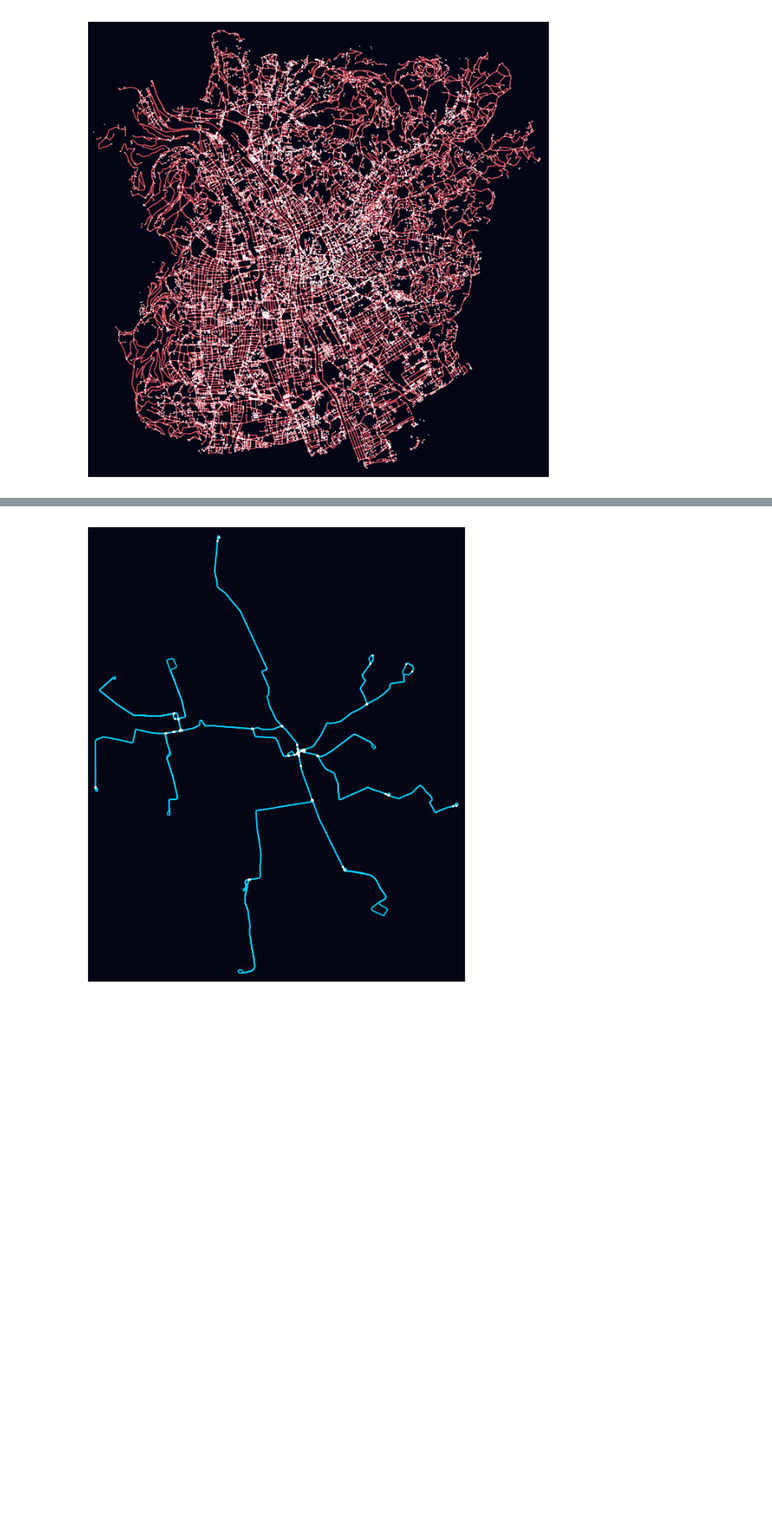
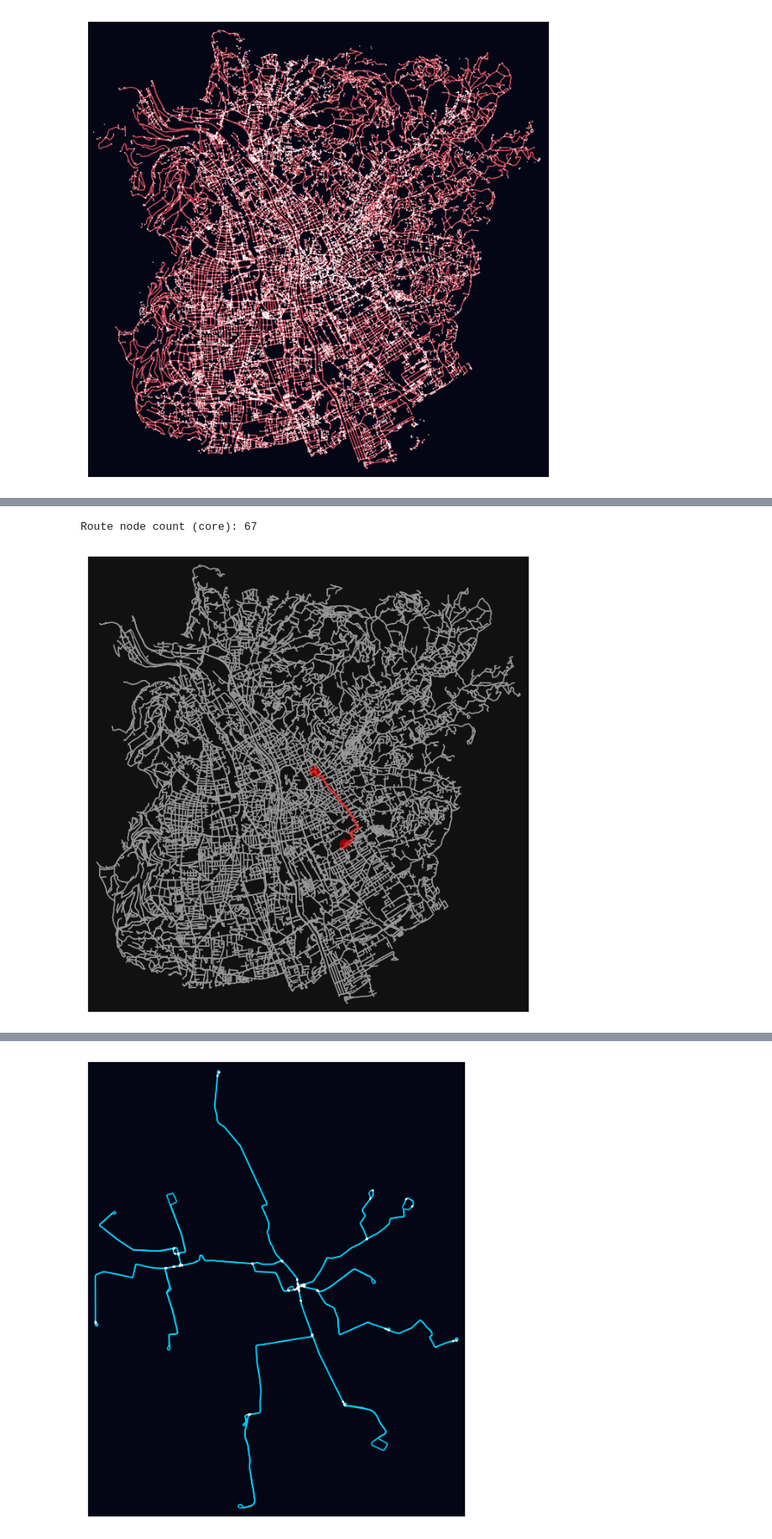
Before and after one commit to cryogen-tara/final-project-group1-cycling-network, a Jupyter notebook: notebooks/final-project-gr1.ipynb, the cells around one changed output, grey strips where cells are left out. Shown at 84% size. Drawn from its saved outputs; the diff is of its cells as text; code cells hidden in the pictures; blank space fills up the shorter version.

```diff
--- a/notebooks/final-project-gr1.ipynb
+++ b/notebooks/final-project-gr1.ipynb
@@ -205,0 +481,10 @@ plt.show()
+# %%
+import osmnx as ox
+
+_, edges_f = ox.graph_to_gdfs(G_filt, nodes=True, edges=True)
+
+def _hw(x):
+    return ",".join(map(str, x)) if isinstance(x, list) else str(x)
+
+edges_f["highway_str"] = edges_f["highway"].apply(_hw)
+print(edges_f["highway_str"].value_counts().head(20))
@@ -205,0 +711,22 @@ plt.show()
+# %%
+import networkx as nx
+import osmnx as ox
+import pandas as pd
+
+# --- Build core network (largest WCC) ---
+largest_wcc_nodes = max(nx.weakly_connected_components(G_bike), key=len)
+G_core = G_bike.subgraph(largest_wcc_nodes).copy()
+
+# --- Snap all unis to the core network ---
+unis_proj = graz_unis.to_crs(main_crs).copy()
+unis_proj["core_node"] = unis_proj.geometry.apply(lambda p: ox.distance.nearest_nodes(G_core, X=p.x, Y=p.y))
+
+# --- Compute snap distance (meters) to report "how far we snapped" ---
+def snap_dist_m(point, node_id):
+    dx = point.x - G_core.nodes[node_id]["x"]
+    dy = point.y - G_core.nodes[node_id]["y"]
+    return (dx**2 + dy**2) ** 0.5
+
+unis_proj["snap_dist_m"] = unis_proj.apply(lambda r: snap_dist_m(r.geometry, r["core_node"]), axis=1)
+
+unis_proj[["short_name", "snap_dist_m"]].sort_values("snap_dist_m", ascending=False)
@@ -205,0 +743,16 @@ plt.show()
+# %%
+import networkx as nx
+
+# --- Example: KF Uni -> TU Inffeld using snapped core nodes ---
+o = unis_proj.loc[unis_proj["short_name"]=="KF Uni Graz", "core_node"].iloc[0]
+d = unis_proj.loc[unis_proj["short_name"]=="TU Graz/ Campus Inffeld", "core_node"].iloc[0]
+
+route = nx.shortest_path(G_core, o, d, weight="length")
+print("Route node count (core):", len(route))
+
+# Optional quick plot
+import osmnx as ox
+fig, ax = ox.plot_graph_route(G_core, route, node_size=0, route_linewidth=3)
+# %% [output]
+Route node count (core): 67
+[figure, added]
```
Also changed, not shown: parts of 36 cells of this notebook.
